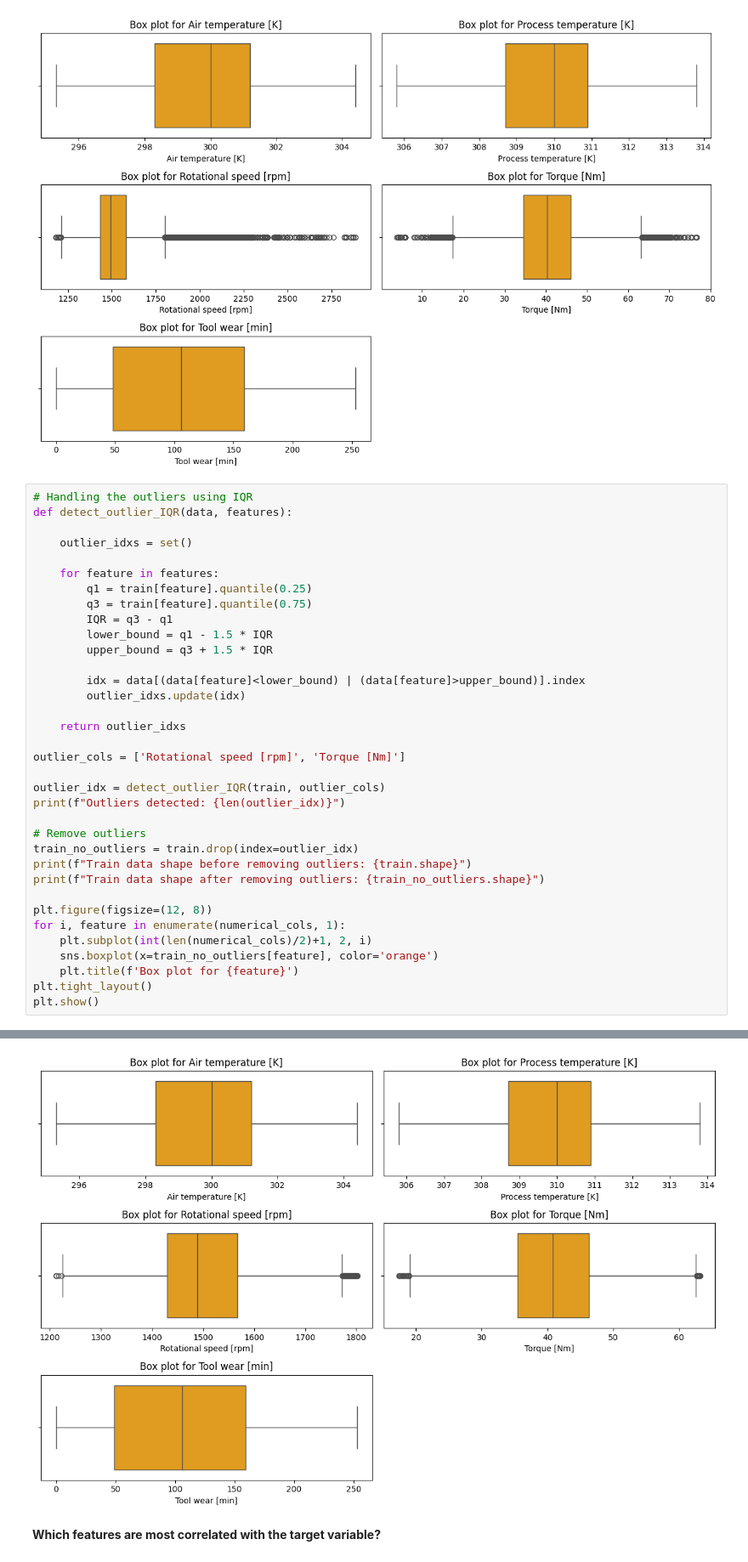
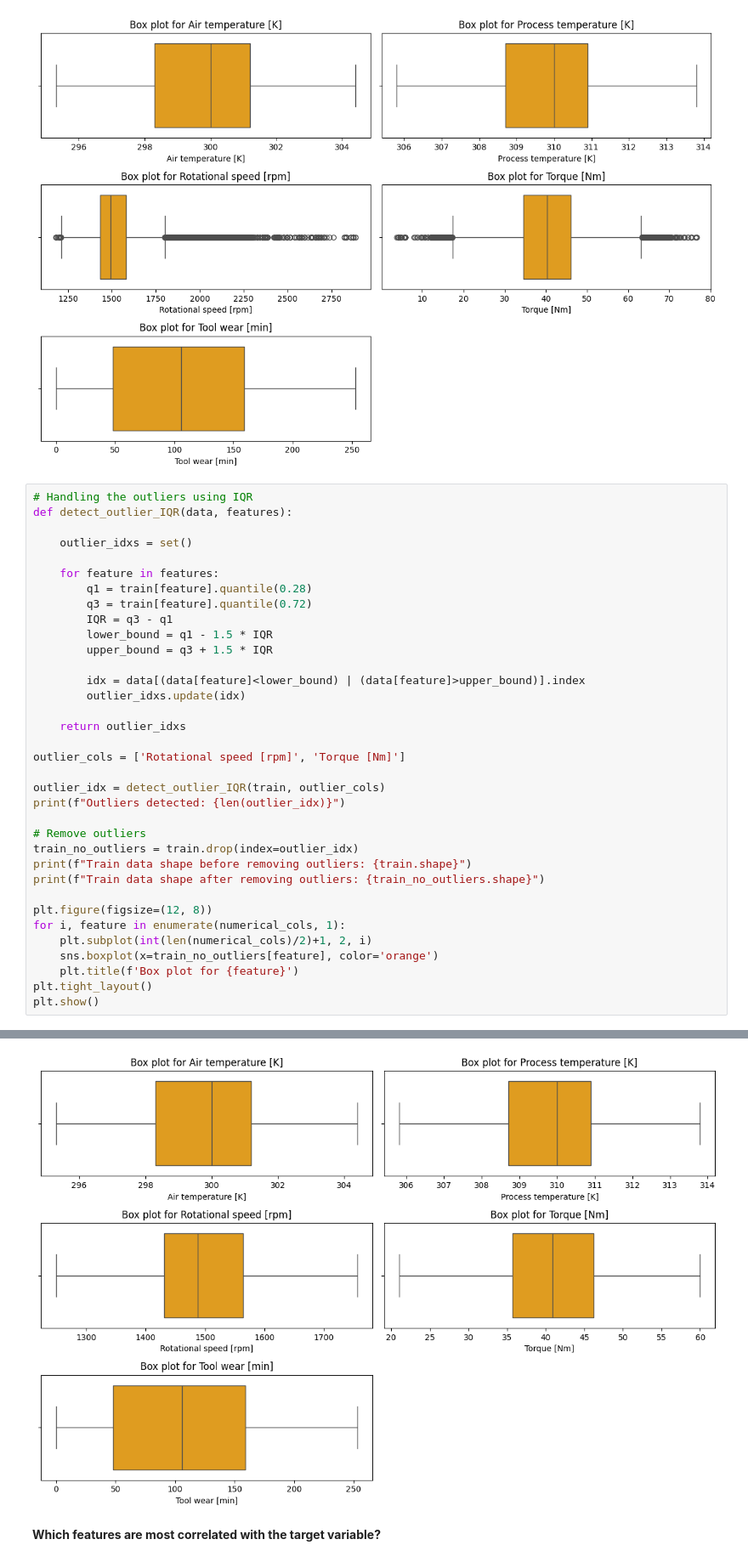
Before and after one commit to neehanthreddym/machine-failure-prediction, a Jupyter notebook: notebooks/machine_failure_classification.ipynb, the cells around one changed output, grey strips where cells are left out. Shown: that part at 85% size. Saved outputs shown, nothing was run; the diff lists cells and outputs as text.

```diff
--- a/notebooks/machine_failure_classification.ipynb
+++ b/notebooks/machine_failure_classification.ipynb
@@ -180,8 +180,8 @@ def detect_outlier_IQR(data, features):
     outlier_idxs = set()
 
     for feature in features:
-        q1 = train[feature].quantile(0.25)
-        q3 = train[feature].quantile(0.75)
+        q1 = train[feature].quantile(0.28)
+        q3 = train[feature].quantile(0.72)
         IQR = q3 - q1
         lower_bound = q1 - 1.5 * IQR
         upper_bound = q3 + 1.5 * IQR
@@ -215,4 +215,4 @@ Train data shape after removing outliers: (130751, 14)
-[figure, old version]
+[figure, new version]
 # %% [markdown]
 **Which features are most correlated with the target variable?**
 # %%
```
Also changed, not shown: parts of 9 cells of this notebook.
